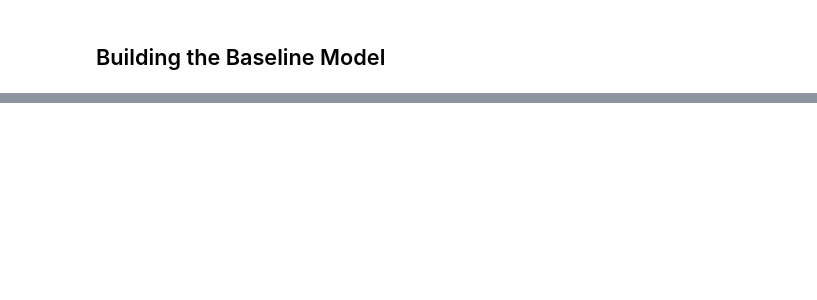
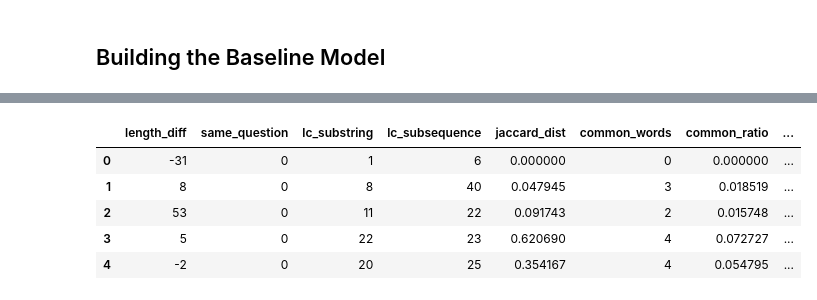
Before and after one commit to Yung-Jer/duplicate-questions-pair-detection, a Jupyter notebook: src/baseline_model.ipynb, the cells around one changed output, grey strips where cells are left out. Saved outputs shown, nothing was run; the diff lists cells and outputs as text; code cells hidden in the pictures; blank space fills up the shorter version.

```diff
--- a/src/baseline_model.ipynb
+++ b/src/baseline_model.ipynb
@@ -98,0 +106,12 @@ The validation precision is: 0.7257648676521141
+# %%
+X_train = train_df.drop(['question1','question2','q1_cleaned','q2_cleaned','q1_trimmed','q2_trimmed','is_duplicate','q1_topic','q2_topic','q1_start','q2_start'],axis=1)
+X_val = val_df.drop(['question1','question2','q1_cleaned','q2_cleaned','q1_trimmed','q2_trimmed','is_duplicate','q1_topic','q2_topic','q1_start','q2_start'],axis=1)
+# %%
+X_train.head(5)
+# %% [output]
+|  | length_diff | same_question | lc_substring | lc_subsequence | jaccard_dist | common_words | common_ratio | ... |
+| 0 | -31 | 0 | 1 | 6 | 0.000000 | 0 | 0.000000 | ... |
+| 1 | 8 | 0 | 8 | 40 | 0.047945 | 3 | 0.018519 | ... |
+| 2 | 53 | 0 | 11 | 22 | 0.091743 | 2 | 0.015748 | ... |
+| 3 | 5 | 0 | 22 | 23 | 0.620690 | 4 | 0.072727 | ... |
+| 4 | -2 | 0 | 20 | 25 | 0.354167 | 4 | 0.054795 | ... |
```
Also changed, not shown: parts of 12 cells of this notebook.
